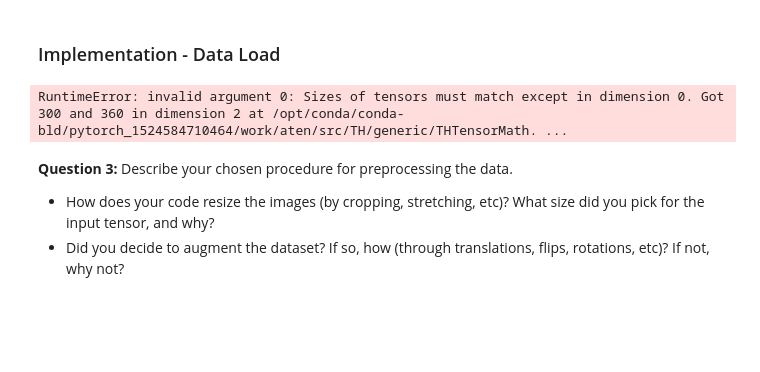
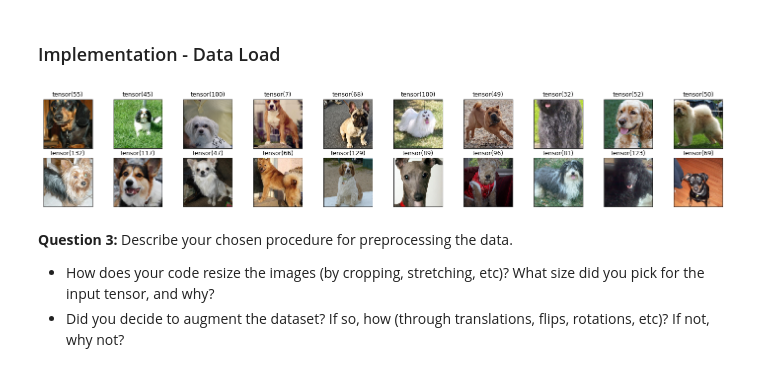
Before and after one commit to Jgursaha/DeepLearningNanodegree, a Jupyter notebook: ass2-dog-classifier/dog_app.ipynb, the cells around one changed output. Drawn from its saved outputs; the diff is of its cells as text; code cells hidden in the pictures; blank space fills up the shorter version.

```diff
--- a/ass2-dog-classifier/dog_app.ipynb
+++ b/ass2-dog-classifier/dog_app.ipynb
@@ -359,14 +361,15 @@ valid_dir = os.path.join(data_dir, 'valid/')
 num_workers = 0
 # how many samples per batch to load
 batch_size = 20
-# percentage of training set to use as validation
-valid_size = 0.2
 
 # convert data to a normalized torch.FloatTensor
+# Decision: Use the same preprocessing as VGG16
 data_transform = transforms.Compose([
+    transforms.Resize(256),
+    transforms.CenterCrop(224),
     transforms.ToTensor(),
-    transforms.Normalize((0.5, 0.5, 0.5), (0.5, 0.5, 0.5))
-    ])
+#    transforms.Normalize(mean=[0.485, 0.456, 0.406], std=[0.229, 0.224, 0.225])
+])
 
 train_data = datasets.ImageFolder(train_dir, transform=data_transform)
 test_data = datasets.ImageFolder(test_dir, transform=data_transform)
@@ -384,34 +387,31 @@ Num valid images:  835
 ### Implementation - Data Load
 # %%
 # prepare data loaders
-train_loader = torch.utils.data.DataLoader(train_data, batch_size=batch_size, num_workers=num_workers)
-valid_loader = torch.utils.data.DataLoader(train_data, batch_size=batch_size, num_workers=num_workers)
-test_loader = torch.utils.data.DataLoader(test_data, batch_size=batch_size, num_workers=num_workers)
+train_loader = torch.utils.data.DataLoader(train_data, batch_size=batch_size, shuffle=True)
+valid_loader = torch.utils.data.DataLoader(valid_data, batch_size=batch_size, shuffle=True)
+test_loader = torch.utils.data.DataLoader(test_data, batch_size=batch_size, shuffle=True)
 # %%
 import matplotlib.pyplot as plt
 %matplotlib inline
 
-# helper function to un-normalize and display an image
-def imshow(img):
-    img = img / 2 + 0.5  # unnormalize
-    plt.imshow(np.transpose(img, (1, 2, 0)))  # convert from Tensor image
+
 
 
 # obtain one batch of training images
 dataiter = iter(train_loader)
-#images, labels = dataiter.next()
-##print("shape of dataiter.next: {}".format(dataiter.next()))
-##images = images.numpy() # convert images to numpy for display
+images, labels = dataiter.next()
 
-# plot the images in the batch, along with the corresponding labels
-##fig = plt.figure(figsize=(25, 4))
-# display 20 images
-##for idx in np.arange(20):
-    ##ax = fig.add_subplot(2, 20/2, idx+1, xticks=[], yticks=[])
-    ##imshow(images[idx])
-    #ax.set_title(classes[labels[idx]])
+
+images = images.numpy() # convert images to numpy for display
+
+# plot the images in the batch, along with predicted and true labels
+fig = plt.figure(figsize=(25, 4))
+for idx in np.arange(20):
+    ax = fig.add_subplot(2, 20/2, idx+1, xticks=[], yticks=[])
+    plt.imshow(np.transpose(images[idx], (1, 2, 0)))
+    ax.set_title(labels[idx])
 # %% [output]
-RuntimeError: invalid argument 0: Sizes of tensors must match except in dimension 0. Got 300 and 360 in dimension 2 at /opt/conda/conda-bld/pytorch_1524584710464/work/aten/src/TH/generic/THTensorMath. ...
+[figure, added]
 # %% [markdown]
 **Question 3:** Describe your chosen procedure for preprocessing the data.
 - How does your code resize the images (by cropping, stretching, etc)?  What size did you pick for the input tensor, and why?
```
Also changed, not shown: parts of 3 cells of this notebook, 1 other file.
